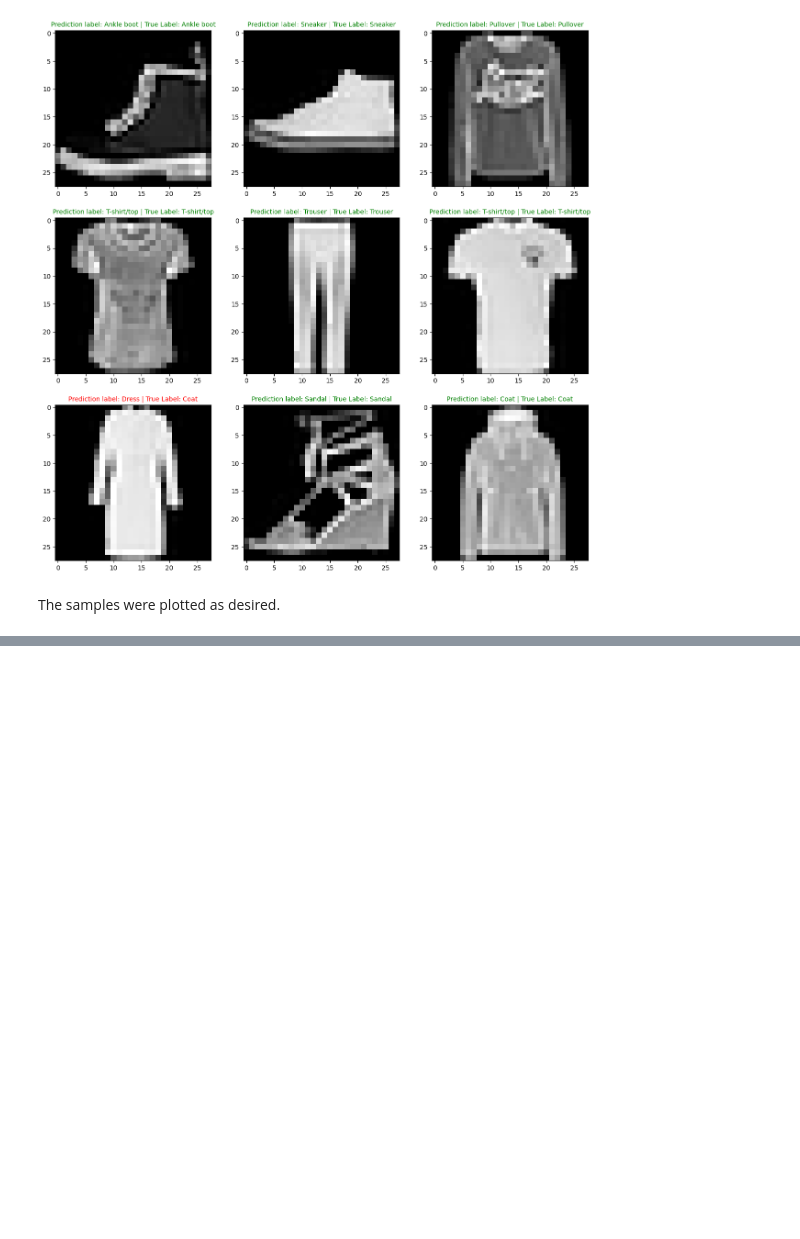
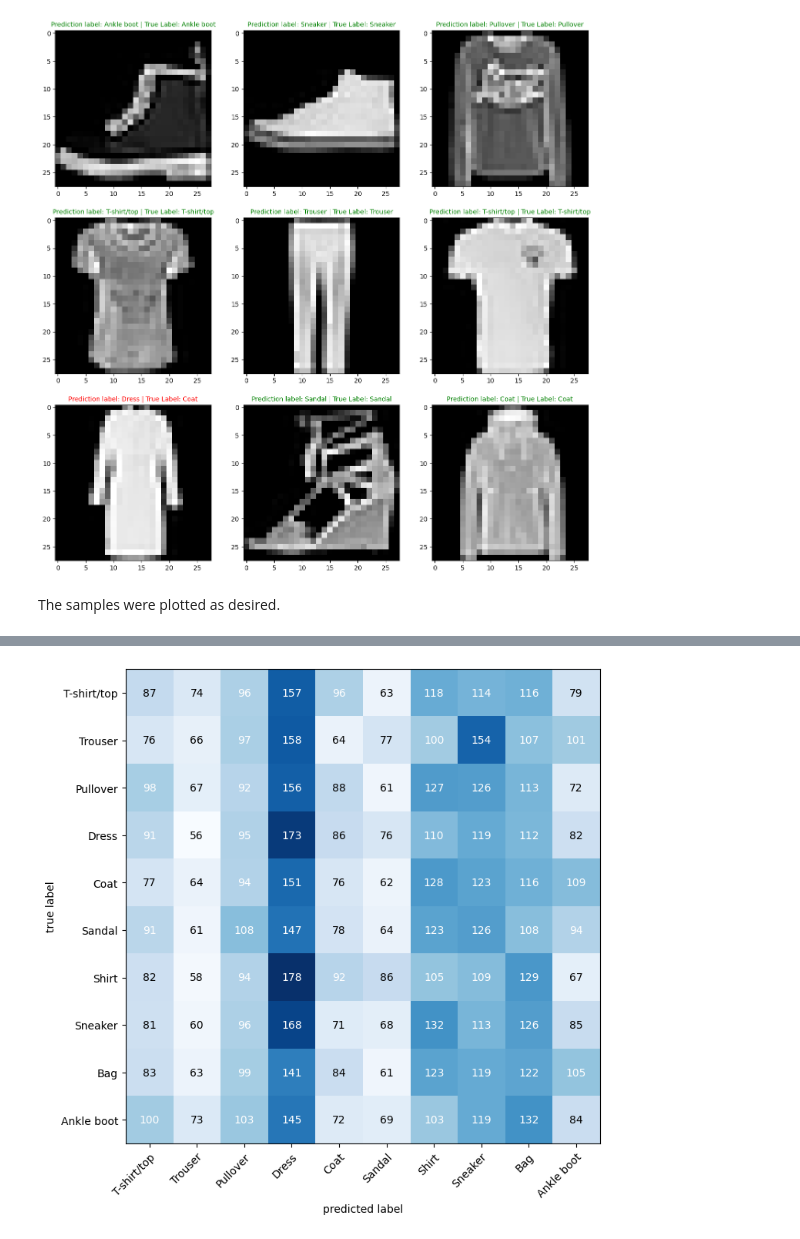
Before and after one commit to being-aerys/Deep_Learning_Marathon_with_PyTorch, a Jupyter notebook: source/24_tinvyVGG_like_CNN_for_classification.ipynb, the cells around one changed output, grey strips where cells are left out. Drawn from its saved outputs; the diff is of its cells as text; code cells hidden in the pictures; blank space fills up the shorter version.

Commit message:
add confusion matrix plot.

```diff
--- a/source/24_tinvyVGG_like_CNN_for_classification.ipynb
+++ b/source/24_tinvyVGG_like_CNN_for_classification.ipynb
@@ -401,0 +408,19 @@ The samples were plotted as desired.
+# %%
+y_preds = []
+classifier.to(device=device)
+classifier.eval()
+
+with torch.inference_mode():
+
+    for X,y in tqdm(test_dataloader, desc="Making predictions on test data..."):
+
+        X, y = X.to(device), y.to(device)
+        y_logit = classifier(X)
+        y_prediction_batch = torch.softmax(y_logit.squeeze(), dim = 0).argmax(dim=1)
+        y_preds.append(y_prediction_batch.to("cpu"))
+
+
+# convert a list of prediction tensors into a tensor of tensors
+# each list is a batch that went into the model
+y_preds_tensor = torch.cat(y_preds)
+y_preds_tensor
@@ -401,0 +440,9 @@ The samples were plotted as desired.
+# %%
+from torchmetrics import ConfusionMatrix
+from mlxtend.plotting import plot_confusion_matrix
+
+conf_mtx = ConfusionMatrix(num_classes=len(class_names),task="multiclass")
+conf_mtx_tensor = conf_mtx(preds = y_preds_tensor,
+                           target = test_data.targets)
+
+conf_mtx_tensor
@@ -401,0 +460,6 @@ The samples were plotted as desired.
+# %%
+fig, axis = plot_confusion_matrix(conf_mat=conf_mtx_tensor.numpy(),
+                                  class_names=class_names,
+                                  figsize=(12,8))
+# %% [output]
+[figure, added]
```
Also changed, not shown: parts of 9 cells of this notebook.
